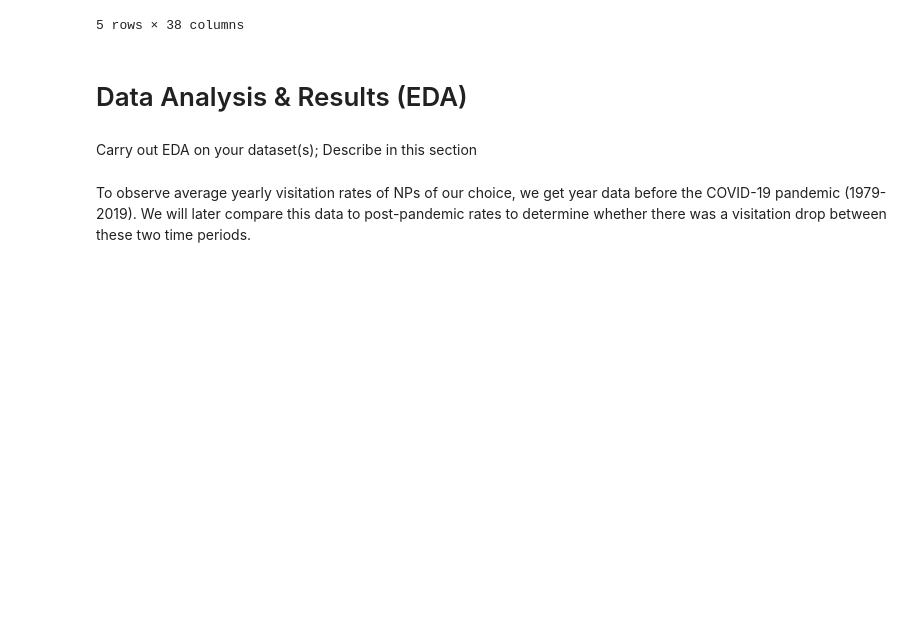
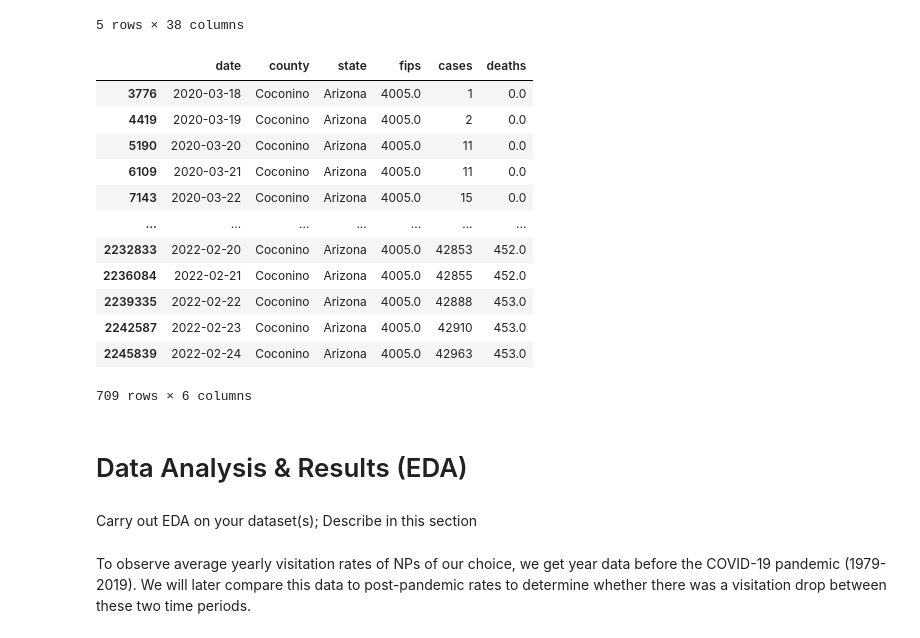
Before and after one commit to mqdhilla/COGS108_Repo, a Jupyter notebook: EDACheckpointGroup043-Wi22.ipynb, the cells around one changed output. Cells and saved outputs as stored; diff of their text form; code cells hidden in the pictures; blank space fills up the shorter version.

```diff
--- a/EDACheckpointGroup043-Wi22.ipynb
+++ b/EDACheckpointGroup043-Wi22.ipynb
@@ -306,6 +315,24 @@ intmtn_df.head()
 | 3 | Intermountain Region | Aztec Ruins NM | 438 | 1,728 | 1,290 | 1,207 | 2,083 | 876 | 4,174 | 3,221 | ... |
 | 4 | Intermountain Region | Bandelier NM | 187 | 5,283 | 5,096 | 4,949 | 5,201 | 252 | 18,780 | 10,604 | ... |
 5 rows × 38 columns
+# %%
+df_covid_cases_AR = df_covid_cases[df_covid_cases['state'] == 'Arizona']
+df_covid_cases_CN = df_covid_cases_AR[df_covid_cases_AR['county'] == 'Coconino']
+df_covid_cases_CN
+# %% [output]
+|  | date | county | state | fips | cases | deaths |
+| 3776 | 2020-03-18 | Coconino | Arizona | 4005.0 | 1 | 0.0 |
+| 4419 | 2020-03-19 | Coconino | Arizona | 4005.0 | 2 | 0.0 |
+| 5190 | 2020-03-20 | Coconino | Arizona | 4005.0 | 11 | 0.0 |
+| 6109 | 2020-03-21 | Coconino | Arizona | 4005.0 | 11 | 0.0 |
+| 7143 | 2020-03-22 | Coconino | Arizona | 4005.0 | 15 | 0.0 |
+| ... | ... | ... | ... | ... | ... | ... |
+| 2232833 | 2022-02-20 | Coconino | Arizona | 4005.0 | 42853 | 452.0 |
+| 2236084 | 2022-02-21 | Coconino | Arizona | 4005.0 | 42855 | 452.0 |
+| 2239335 | 2022-02-22 | Coconino | Arizona | 4005.0 | 42888 | 453.0 |
+| 2242587 | 2022-02-23 | Coconino | Arizona | 4005.0 | 42910 | 453.0 |
+| 2245839 | 2022-02-24 | Coconino | Arizona | 4005.0 | 42963 | 453.0 |
+709 rows × 6 columns
 # %% [markdown]
 # Data Analysis & Results (EDA)
 # %% [markdown]
```
Also changed, not shown: parts of 1 cell of this notebook.
